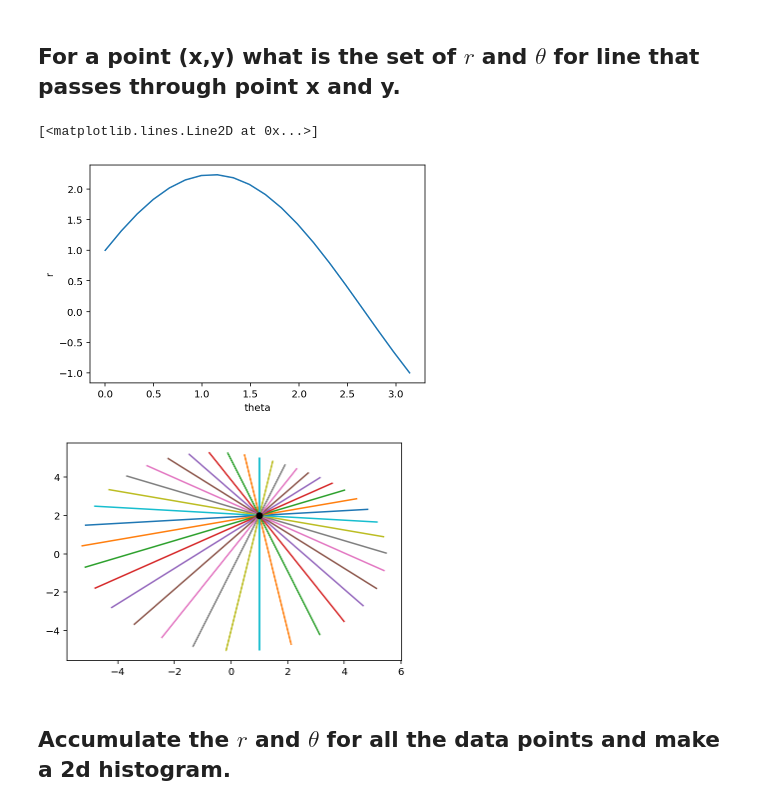
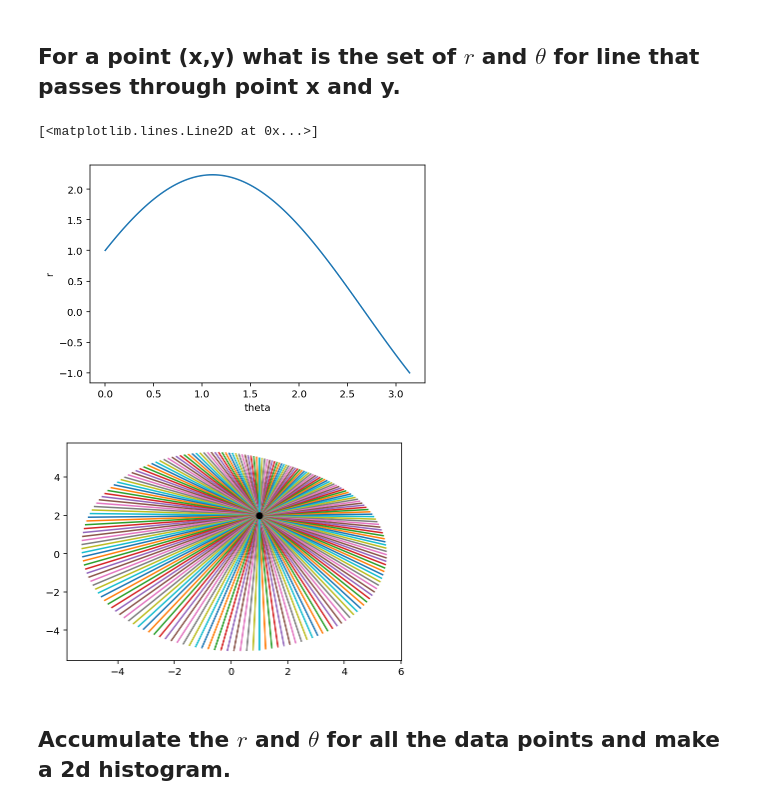
Before and after one commit to MUIC-Numerical-Methods-2018/extra-2-hough-transform, a Jupyter notebook: HoughTransform.ipynb, the cells around one changed output. Drawn from its saved outputs; the diff is of its cells as text; code cells hidden in the pictures.

```diff
--- a/HoughTransform.ipynb
+++ b/HoughTransform.ipynb
@@ -84,34 +84,34 @@ r_hat = np.array([np.cos(theta), np.sin(theta)])
 r = p @ r_hat
 
 def find_r_given_theta(x, y, theta):
     p = np.array([x, y])
     r_hat = np.array([np.cos(theta), np.sin(theta)])
     r = p @ r_hat
     return r
 
 def plot_line(r, theta):
     r0 = np.array((r*np.cos(theta), r*np.sin(theta)))
     u = np.array([-np.sin(theta), np.cos(theta)])
     rs = np.array([r0 + u * t for t in np.linspace(-5,5)])
     xs, ys = rs.T
     #print(rs.T)
     plt.plot(xs, ys)
 
-thetas = np.linspace(0, np.pi, 20)
+thetas = np.linspace(0, np.pi, 100)
 rs = [find_r_given_theta(x,y,theta) for theta in thetas]
 
 plt.plot(thetas, rs)
 plt.xlabel('theta')
 plt.ylabel('r')
 plt.figure()
 
 for r, theta in zip(rs, thetas):
     plot_line(r,theta)
 
 plt.plot(x, y, 'ok')
 # %% [output]
 [<matplotlib.lines.Line2D at 0x...>]
 [figure]
-[figure, old version]
+[figure, new version]
 # %% [markdown]
 ## Accumulate the $r$ and $\theta$ for all the data points and make a 2d histogram.
```
Also changed, not shown: parts of 1 cell of this notebook.
